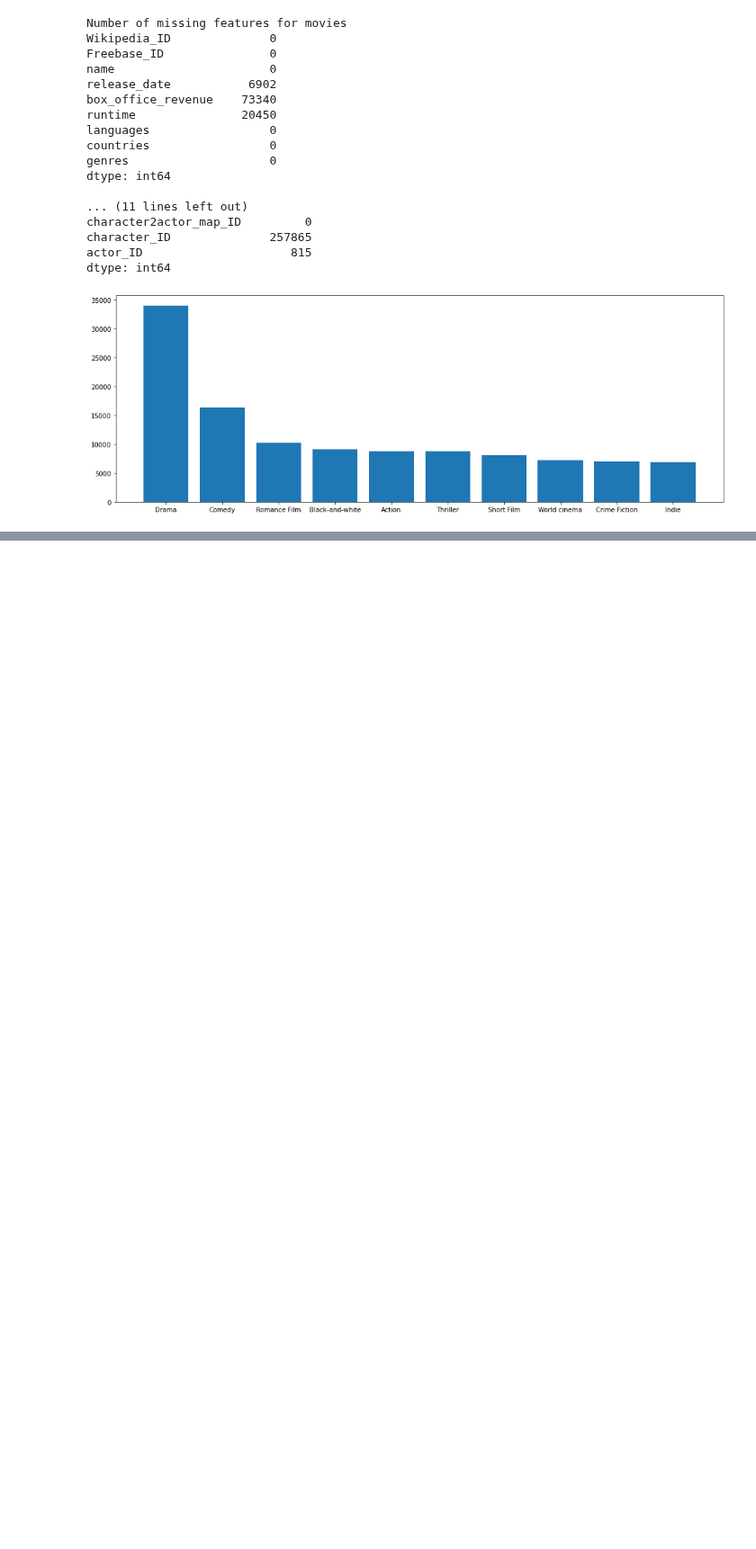
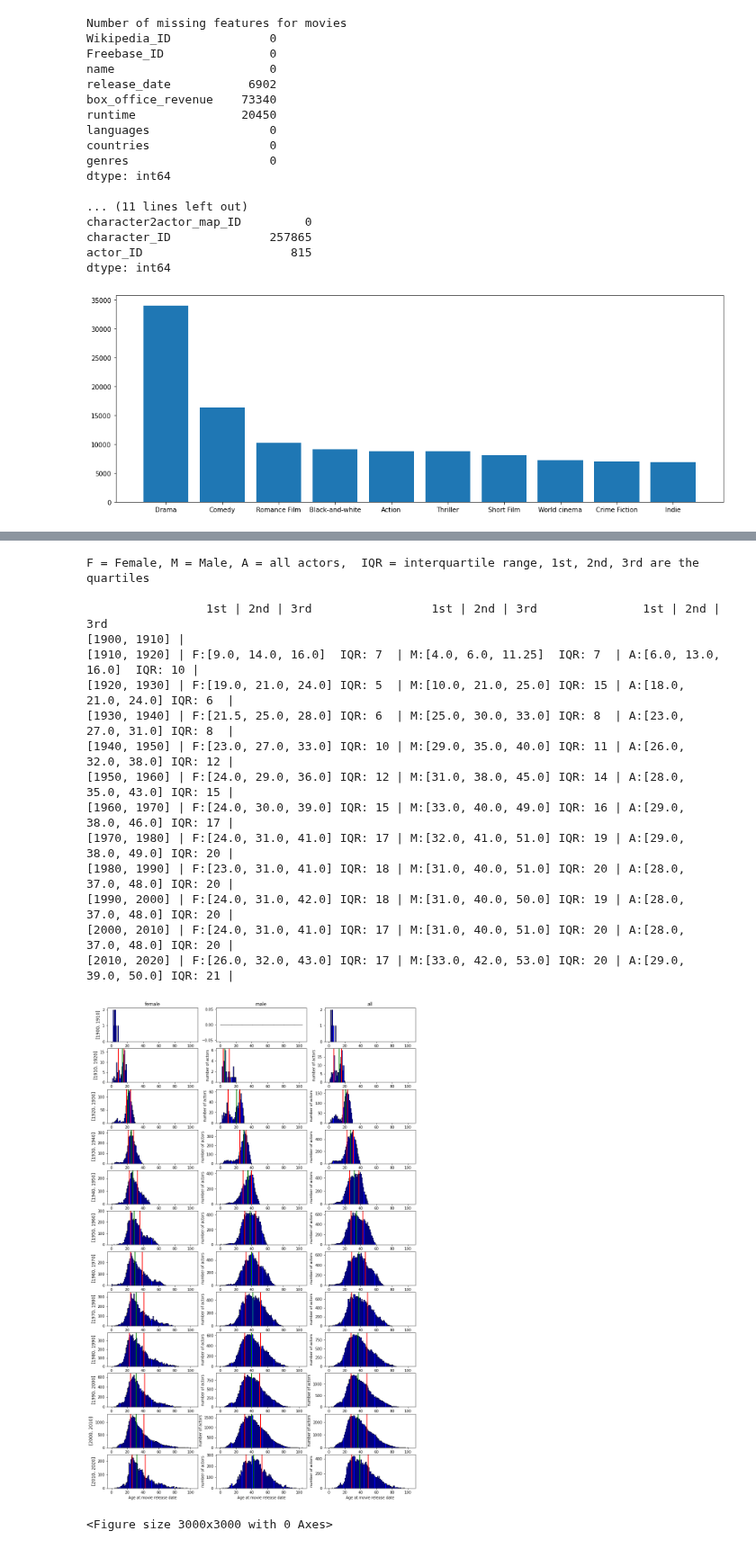
Before and after one commit to epfl-ada/ada-2022-project-rlab, a Jupyter notebook: sex_representation.ipynb, the cells around one changed output, grey strips where cells are left out. Shown at 90% size. Drawn from its saved outputs; the diff is of its cells as text; code cells hidden in the pictures; blank space fills up the shorter version.

```diff
--- a/sex_representation.ipynb
+++ b/sex_representation.ipynb
@@ -199,5 +178,7 @@ Text(0, 0.5, 'number of appearances')
 # %%
 def quartiles(data):
+    """
+    Method that takes in 1 dimensional data and
+    returns: 1st, second ( median) and 3rd quartile"""
     return [np.quantile(data, x/4) for x in range(1, 4)]
-#     return [ np.quantile(data, 0.1), np.quantile(data, 0.5), np.quantile(data, 0.9)]
 # %%
@@ -258,0 +240,67 @@ plt.show()
+# %%
+# data bins for each decade from 1900 to 2020
+data_bins = [[1900+ 10*x, 1910 + 10*x] for x in range(12)]
+
+
+# we do the same sex divided plot but for each decade to see the evolution of the age at release distribution
+sex_df_dict = {'female': actors_age_df[actors_age_df['sex'] == "F"],
+              'male': actors_age_df[actors_age_df['sex'] == "M"],
+              'all': actors_age_df}
+
+cat_names = [ "Women", "Men", "All Actors"]
+
+
+fig, axes = plt.subplots(nrows=12, ncols=3, figsize=(15, 24))
+
+print("F = Female, M = Male, A = all actors,  IQR = interquartile range, 1st, 2nd, 3rd are the quartiles\n")
+print("                 1st | 2nd | 3rd                 1st | 2nd | 3rd               1st | 2nd | 3rd")
+figure(figsize=(15, 15), dpi=200)
+for row, date_range in enumerate(data_bins):
+    print(date_range, end=' | ')
+    for column, sex in enumerate(sex_df_dict.keys()):
+
+        # Draw the plot
+        rel_y = np.array([date.split('-')[0] for date in  sex_df_dict[sex]['release_date']])
+        data = sex_df_dict[sex][ (rel_y  > str(date_range[0]) ) & (rel_y  < str(date_range[1]) )]['age_at_realease']
+        axes[row,column].hist(data, [x for x in range(105)], color = 'blue', edgecolor = 'black')
+        data = data.values
+        if( data.shape[0] > 10):
+            bstats = quartiles(data)
+            print( f"{sex[0].upper()}:{str(bstats):18} IQR: {str(int(bstats[2] - bstats[0])):2} | ", end='' )
+
+            axes[row,column].axvline(bstats[0], color='r', linewidth=2)
+            axes[row,column].axvline(bstats[1], color='g', linewidth=2)
+            axes[row,column].axvline(bstats[2], color='r', linewidth=2)
+
+            axes[row,column].set_xlabel('Age at movie release date')
+            axes[row,column].set_ylabel("number of actors")
+
+
+    print()
+
+for ax, col in zip(axes[0], sex_df_dict.keys()):
+    ax.set_title(col)
+
+for ax, row in zip(axes[:,0], data_bins):
+    ax.set_ylabel(row, size='large' )
+
+plt.tight_layout()
+plt.show()
+# %% [output]
+F = Female, M = Male, A = all actors,  IQR = interquartile range, 1st, 2nd, 3rd are the quartiles
+
+                 1st | 2nd | 3rd                 1st | 2nd | 3rd               1st | 2nd | 3rd
+[1900, 1910] |
+[1910, 1920] | F:[9.0, 14.0, 16.0]  IQR: 7  | M:[4.0, 6.0, 11.25]  IQR: 7  | A:[6.0, 13.0, 16.0]  IQR: 10 |
+[1920, 1930] | F:[19.0, 21.0, 24.0] IQR: 5  | M:[10.0, 21.0, 25.0] IQR: 15 | A:[18.0, 21.0, 24.0] IQR: 6  |
+[1930, 1940] | F:[21.5, 25.0, 28.0] IQR: 6  | M:[25.0, 30.0, 33.0] IQR: 8  | A:[23.0, 27.0, 31.0] IQR: 8  |
+[1940, 1950] | F:[23.0, 27.0, 33.0] IQR: 10 | M:[29.0, 35.0, 40.0] IQR: 11 | A:[26.0, 32.0, 38.0] IQR: 12 |
+[1950, 1960] | F:[24.0, 29.0, 36.0] IQR: 12 | M:[31.0, 38.0, 45.0] IQR: 14 | A:[28.0, 35.0, 43.0] IQR: 15 |
+[1960, 1970] | F:[24.0, 30.0, 39.0] IQR: 15 | M:[33.0, 40.0, 49.0] IQR: 16 | A:[29.0, 38.0, 46.0] IQR: 17 |
+[1970, 1980] | F:[24.0, 31.0, 41.0] IQR: 17 | M:[32.0, 41.0, 51.0] IQR: 19 | A:[29.0, 38.0, 49.0] IQR: 20 |
+[1980, 1990] | F:[23.0, 31.0, 41.0] IQR: 18 | M:[31.0, 40.0, 51.0] IQR: 20 | A:[28.0, 37.0, 48.0] IQR: 20 |
+[1990, 2000] | F:[24.0, 31.0, 42.0] IQR: 18 | M:[31.0, 40.0, 50.0] IQR: 19 | A:[28.0, 37.0, 48.0] IQR: 20 |
+[2000, 2010] | F:[24.0, 31.0, 41.0] IQR: 17 | M:[31.0, 40.0, 51.0] IQR: 20 | A:[28.0, 37.0, 48.0] IQR: 20 |
+[2010, 2020] | F:[26.0, 32.0, 43.0] IQR: 17 | M:[33.0, 42.0, 53.0] IQR: 20 | A:[29.0, 39.0, 50.0] IQR: 21 |
+[figure, added]
+<Figure size 3000x3000 with 0 Axes>
```
Also changed, not shown: parts of 23 cells of this notebook.
